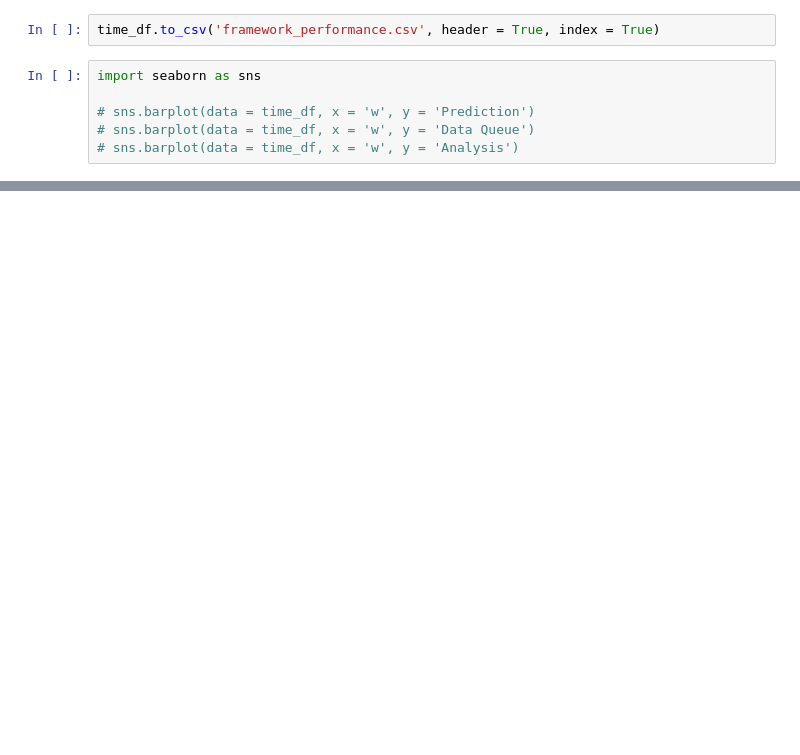
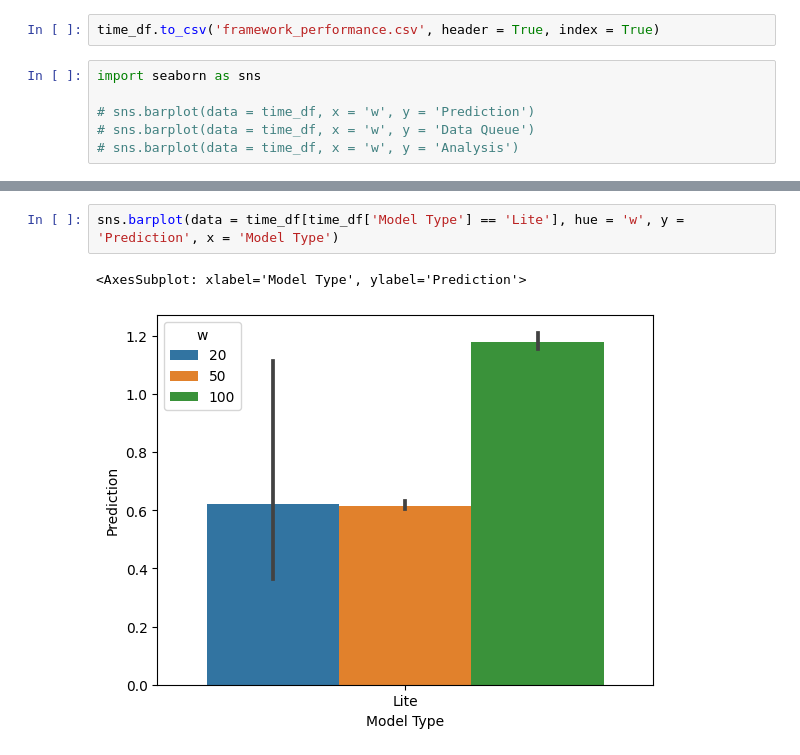
Before and after one commit to shahriar0651/canshield, a Jupyter notebook: framework/CANShield_Framework_Pipeline.ipynb, the cells around one changed output, grey strips where cells are left out. Saved outputs shown, nothing was run; the diff lists cells and outputs as text; blank space fills up the shorter version.

```diff
--- a/framework/CANShield_Framework_Pipeline.ipynb
+++ b/framework/CANShield_Framework_Pipeline.ipynb
@@ -276,3 +345,8 @@ sns.barplot(data = time_df[time_df['Model Type'] == 'Original'], hue = 'w', y =
+# %%
+sns.barplot(data = time_df[time_df['Model Type'] == 'Lite'], hue = 'w', y = 'Prediction', x = 'Model Type')
+# %% [output]
+<AxesSubplot: xlabel='Model Type', ylabel='Prediction'>
+[figure, added]
 # %%
 sns.boxplot(data = time_df, hue = 'w', y = 'Analysis', x = 'Model Type')
 # %% [output]
```
Also changed, not shown: parts of 12 cells of this notebook, 4 other files.
